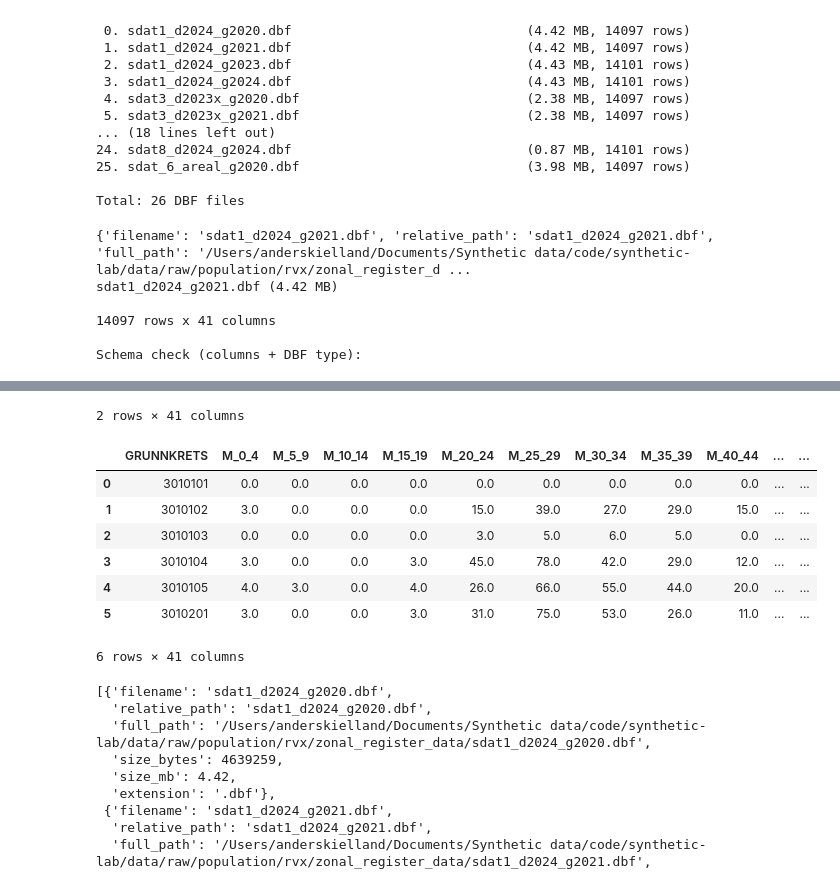
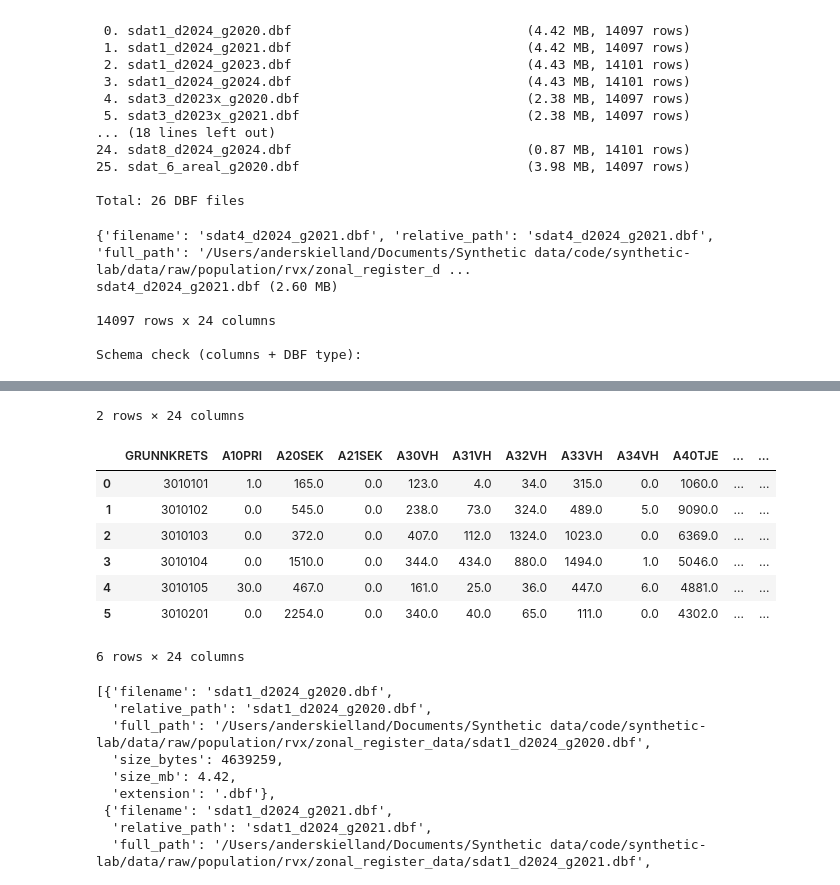
Before and after one commit to akielland/synthetic-lab, a Jupyter notebook: notebooks/05_data_catalog_rvx.ipynb, the cells around one changed output, grey strips where cells are left out. Drawn from its saved outputs; the diff is of its cells as text; code cells hidden in the pictures.

```diff
--- a/notebooks/05_data_catalog_rvx.ipynb
+++ b/notebooks/05_data_catalog_rvx.ipynb
@@ -195,7 +195,7 @@ for sav_file in sav_files:
     key = sav_file['relative_path']
     try:
         try:
-            df, meta = pyreadstat.read_sav(sav_file['full_path'], row_limit=100)
+            df, meta = pyreadstat.read_sav(sav_file['full_path'])
             rows = meta.number_rows if hasattr(meta, 'number_rows') else len(df)
         except TypeError:
             df, meta = pyreadstat.read_sav(sav_file['full_path'])
@@ -746,7 +1055,7 @@ Change the file_index variable below to inspect different files:
 Total: 26 DBF files
 # %%
 # Change this number to inspect different files (0 to 25)
-file_index = 1
+file_index = 9
 
 # Load and display
 selected = dbf_file_list[file_index]
@@ -768,10 +1077,10 @@ display(schema_check)
 # Raw preview
 df.head(6)
 # %% [output]
-{'filename': 'sdat1_d2024_g2021.dbf', 'relative_path': 'sdat1_d2024_g2021.dbf', 'full_path': '/Users/anderskielland/Documents/Synthetic data/code/synthetic-lab/data/raw/population/rvx/zonal_register_d ...
-sdat1_d2024_g2021.dbf (4.42 MB)
+{'filename': 'sdat4_d2024_g2021.dbf', 'relative_path': 'sdat4_d2024_g2021.dbf', 'full_path': '/Users/anderskielland/Documents/Synthetic data/code/synthetic-lab/data/raw/population/rvx/zonal_register_d ...
+sdat4_d2024_g2021.dbf (2.60 MB)
 
-14097 rows x 41 columns
+14097 rows x 24 columns
 
 Schema check (columns + DBF type):
 |  | 0 | 1 | 2 | 3 | 4 | 5 | 6 | 7 | 8 | 9 | ... | ... |
@@ -779,13 +1088,13 @@ Schema check (columns + DBF type):
 | DBF Type | N | N | N | N | N | N | N | N | N | N | ... | ... |
-2 rows × 41 columns
+2 rows × 24 columns
-|  | GRUNNKRETS | M_0_4 | M_5_9 | M_10_14 | M_15_19 | M_20_24 | M_25_29 | M_30_34 | M_35_39 | M_40_44 | ... | ... |
-| 0 | 3010101 | 0.0 | 0.0 | 0.0 | 0.0 | 0.0 | 0.0 | 0.0 | 0.0 | 0.0 | ... | ... |
-| 1 | 3010102 | 3.0 | 0.0 | 0.0 | 0.0 | 15.0 | 39.0 | 27.0 | 29.0 | 15.0 | ... | ... |
-| 2 | 3010103 | 0.0 | 0.0 | 0.0 | 0.0 | 3.0 | 5.0 | 6.0 | 5.0 | 0.0 | ... | ... |
-| 3 | 3010104 | 3.0 | 0.0 | 0.0 | 3.0 | 45.0 | 78.0 | 42.0 | 29.0 | 12.0 | ... | ... |
-| 4 | 3010105 | 4.0 | 3.0 | 0.0 | 4.0 | 26.0 | 66.0 | 55.0 | 44.0 | 20.0 | ... | ... |
-| 5 | 3010201 | 3.0 | 0.0 | 0.0 | 3.0 | 31.0 | 75.0 | 53.0 | 26.0 | 11.0 | ... | ... |
+|  | GRUNNKRETS | A10PRI | A20SEK | A21SEK | A30VH | A31VH | A32VH | A33VH | A34VH | A40TJE | ... | ... |
+| 0 | 3010101 | 1.0 | 165.0 | 0.0 | 123.0 | 4.0 | 34.0 | 315.0 | 0.0 | 1060.0 | ... | ... |
+| 1 | 3010102 | 0.0 | 545.0 | 0.0 | 238.0 | 73.0 | 324.0 | 489.0 | 5.0 | 9090.0 | ... | ... |
+| 2 | 3010103 | 0.0 | 372.0 | 0.0 | 407.0 | 112.0 | 1324.0 | 1023.0 | 0.0 | 6369.0 | ... | ... |
+| 3 | 3010104 | 0.0 | 1510.0 | 0.0 | 344.0 | 434.0 | 880.0 | 1494.0 | 1.0 | 5046.0 | ... | ... |
+| 4 | 3010105 | 30.0 | 467.0 | 0.0 | 161.0 | 25.0 | 36.0 | 447.0 | 6.0 | 4881.0 | ... | ... |
+| 5 | 3010201 | 0.0 | 2254.0 | 0.0 | 340.0 | 40.0 | 65.0 | 111.0 | 0.0 | 4302.0 | ... | ... |
-6 rows × 41 columns
+6 rows × 24 columns
 # %%
 dbf_file_list
 # %% [output]
```
Also changed, not shown: parts of 15 cells of this notebook, 5 other files.
